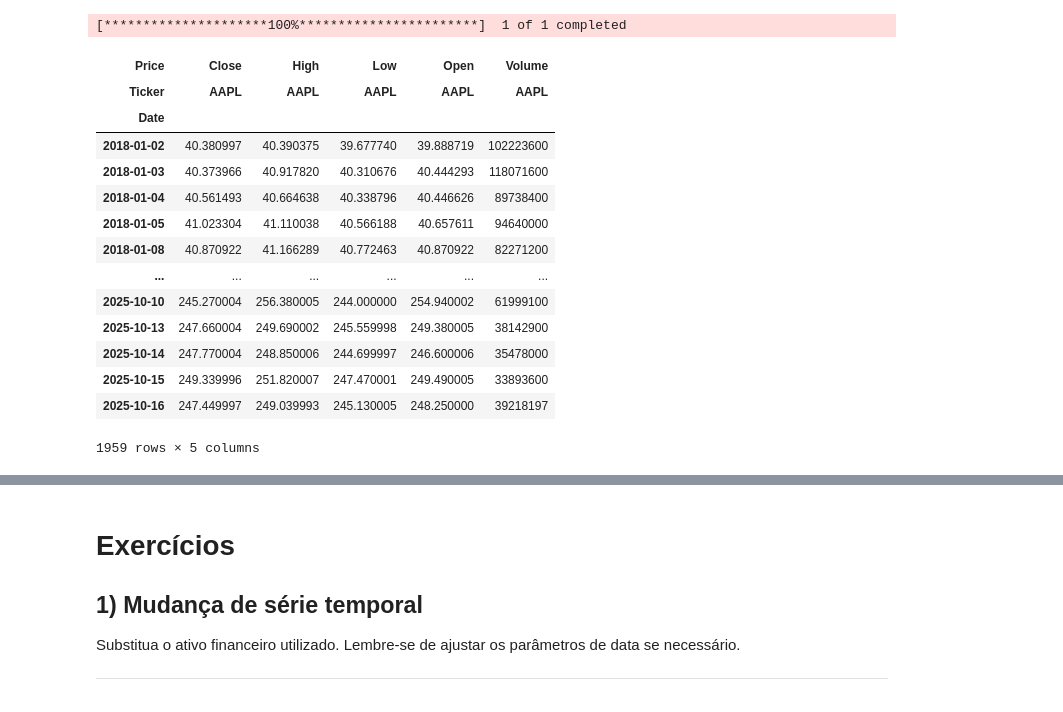
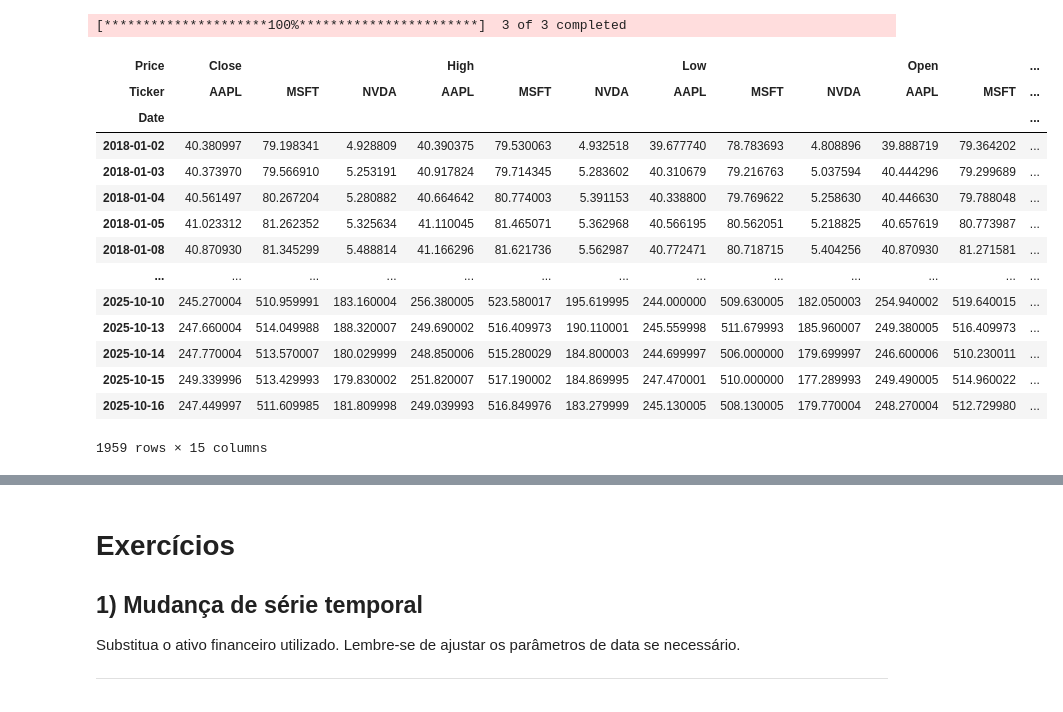
Before and after one commit to bmnogueira-ufms/SIAD-2025-02, a Jupyter notebook: notebooks/lab-classificacao-ml.ipynb, the cells around one changed output, grey strips where cells are left out. Saved outputs shown, nothing was run; the diff lists cells and outputs as text; code cells hidden in the pictures.

```diff
--- a/notebooks/lab-classificacao-ml.ipynb
+++ b/notebooks/lab-classificacao-ml.ipynb
@@ -10,25 +10,25 @@ from sklearn.metrics import mean_squared_error, mean_absolute_error
 from sklearn.preprocessing import StandardScaler
 import yfinance as yf  # para baixar dados de ações
 # %%
-df = yf.download("AAPL", start='2018-01-01')
+df = yf.download(["NVDA", "AAPL", "MSFT"], start='2018-01-01')
 df
 # %% [output]
-[*********************100%***********************]  1 of 1 completed
+[*********************100%***********************]  3 of 3 completed
-| Price | Close | High | Low | Open | Volume |
-| Ticker | AAPL | AAPL | AAPL | AAPL | AAPL |
-| Date |  |  |  |  |  |
-| 2018-01-02 | 40.380997 | 40.390375 | 39.677740 | 39.888719 | 102223600 |
-| 2018-01-03 | 40.373966 | 40.917820 | 40.310676 | 40.444293 | 118071600 |
-| 2018-01-04 | 40.561493 | 40.664638 | 40.338796 | 40.446626 | 89738400 |
-| 2018-01-05 | 41.023304 | 41.110038 | 40.566188 | 40.657611 | 94640000 |
-| 2018-01-08 | 40.870922 | 41.166289 | 40.772463 | 40.870922 | 82271200 |
-| ... | ... | ... | ... | ... | ... |
-| 2025-10-10 | 245.270004 | 256.380005 | 244.000000 | 254.940002 | 61999100 |
-| 2025-10-13 | 247.660004 | 249.690002 | 245.559998 | 249.380005 | 38142900 |
-| 2025-10-14 | 247.770004 | 248.850006 | 244.699997 | 246.600006 | 35478000 |
-| 2025-10-15 | 249.339996 | 251.820007 | 247.470001 | 249.490005 | 33893600 |
-| 2025-10-16 | 247.449997 | 249.039993 | 245.130005 | 248.250000 | 39218197 |
+| Price | Close |  |  | High |  |  | Low |  |  | Open |  | ... |
+| Ticker | AAPL | MSFT | NVDA | AAPL | MSFT | NVDA | AAPL | MSFT | NVDA | AAPL | MSFT | ... |
+| Date |  |  |  |  |  |  |  |  |  |  |  | ... |
+| 2018-01-02 | 40.380997 | 79.198341 | 4.928809 | 40.390375 | 79.530063 | 4.932518 | 39.677740 | 78.783693 | 4.808896 | 39.888719 | 79.364202 | ... |
+| 2018-01-03 | 40.373970 | 79.566910 | 5.253191 | 40.917824 | 79.714345 | 5.283602 | 40.310679 | 79.216763 | 5.037594 | 40.444296 | 79.299689 | ... |
+| 2018-01-04 | 40.561497 | 80.267204 | 5.280882 | 40.664642 | 80.774003 | 5.391153 | 40.338800 | 79.769622 | 5.258630 | 40.446630 | 79.788048 | ... |
+| 2018-01-05 | 41.023312 | 81.262352 | 5.325634 | 41.110045 | 81.465071 | 5.362968 | 40.566195 | 80.562051 | 5.218825 | 40.657619 | 80.773987 | ... |
+| 2018-01-08 | 40.870930 | 81.345299 | 5.488814 | 41.166296 | 81.621736 | 5.562987 | 40.772471 | 80.718715 | 5.404256 | 40.870930 | 81.271581 | ... |
+| ... | ... | ... | ... | ... | ... | ... | ... | ... | ... | ... | ... | ... |
+| 2025-10-10 | 245.270004 | 510.959991 | 183.160004 | 256.380005 | 523.580017 | 195.619995 | 244.000000 | 509.630005 | 182.050003 | 254.940002 | 519.640015 | ... |
+| 2025-10-13 | 247.660004 | 514.049988 | 188.320007 | 249.690002 | 516.409973 | 190.110001 | 245.559998 | 511.679993 | 185.960007 | 249.380005 | 516.409973 | ... |
+| 2025-10-14 | 247.770004 | 513.570007 | 180.029999 | 248.850006 | 515.280029 | 184.800003 | 244.699997 | 506.000000 | 179.699997 | 246.600006 | 510.230011 | ... |
+| 2025-10-15 | 249.339996 | 513.429993 | 179.830002 | 251.820007 | 517.190002 | 184.869995 | 247.470001 | 510.000000 | 177.289993 | 249.490005 | 514.960022 | ... |
+| 2025-10-16 | 247.449997 | 511.609985 | 181.809998 | 249.039993 | 516.849976 | 183.279999 | 245.130005 | 508.130005 | 179.770004 | 248.270004 | 512.729980 | ... |
-1959 rows × 5 columns
+1959 rows × 15 columns
 # %%
 df.columns
 # %% [output]
```
Also changed, not shown: parts of 7 cells of this notebook, 4 other files.
